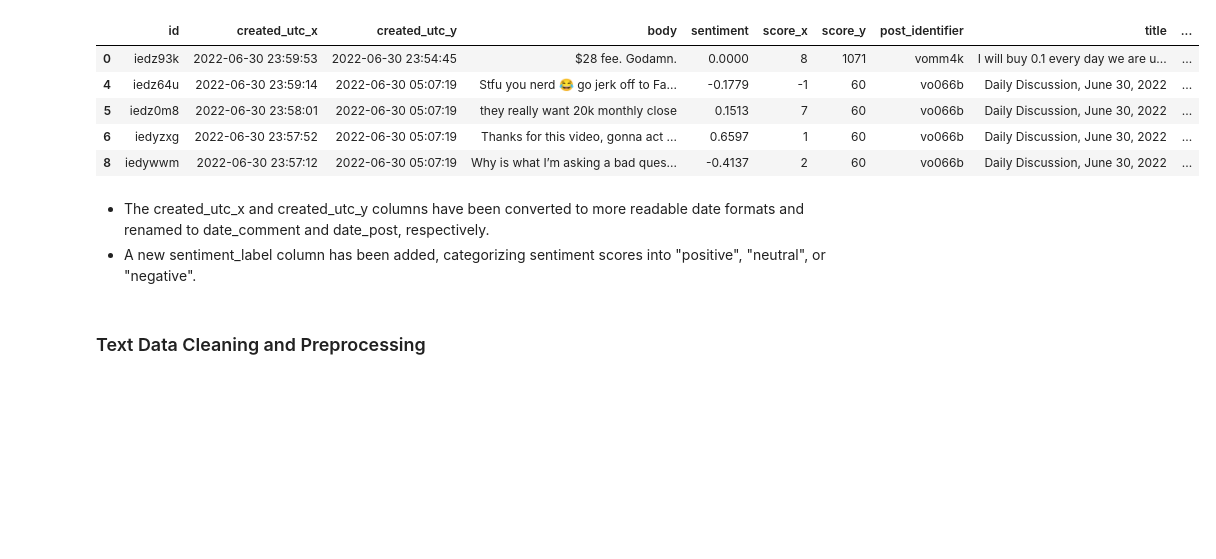
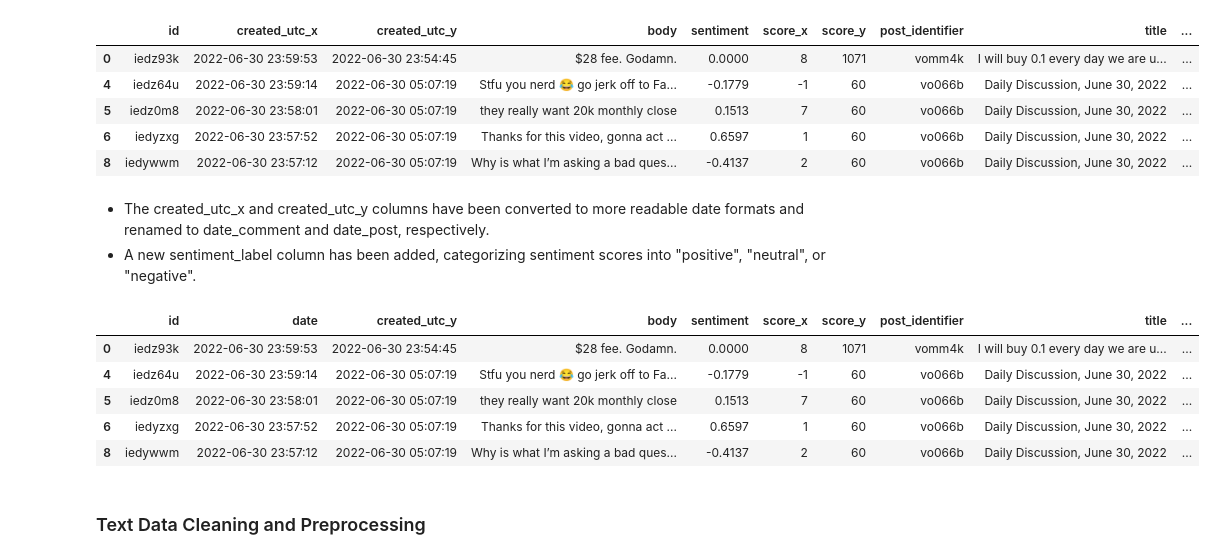
Before and after one commit to BrysonShitsukane77/Bitcoin-Sentiment-Analysis, a Jupyter notebook: BTC Sentiment Analysis.ipynb, the cells around one changed output. Cells and saved outputs as stored; diff of their text form; code cells hidden in the pictures; blank space fills up the shorter version.

```diff
--- a/BTC Sentiment Analysis.ipynb
+++ b/BTC Sentiment Analysis.ipynb
@@ -386,6 +430,19 @@ new_df.head()
 # %% [markdown]
 - The created_utc_x and created_utc_y columns have been converted to more readable date formats and renamed to date_comment and date_post, respectively.
 - A new sentiment_label column has been added, categorizing sentiment scores into "positive", "neutral", or "negative".
+# %%
+# Rename the 'created_utc_x' column to 'date'
+new_df.rename(columns={'created_utc_x': 'date'}, inplace=True)
+
+# Display the resulting DataFrame
+new_df.head(5)
+# %% [output]
+|  | id | date | created_utc_y | body | sentiment | score_x | score_y | post_identifier | title | ... |
+| 0 | iedz93k | 2022-06-30 23:59:53 | 2022-06-30 23:54:45 | $28 fee. Godamn. | 0.0000 | 8 | 1071 | vomm4k | I will buy 0.1 every day we are u... | ... |
+| 4 | iedz64u | 2022-06-30 23:59:14 | 2022-06-30 05:07:19 | Stfu you nerd 😂 go jerk off to Fa... | -0.1779 | -1 | 60 | vo066b | Daily Discussion, June 30, 2022 | ... |
+| 5 | iedz0m8 | 2022-06-30 23:58:01 | 2022-06-30 05:07:19 | they really want 20k monthly close | 0.1513 | 7 | 60 | vo066b | Daily Discussion, June 30, 2022 | ... |
+| 6 | iedyzxg | 2022-06-30 23:57:52 | 2022-06-30 05:07:19 | Thanks for this video, gonna act ... | 0.6597 | 1 | 60 | vo066b | Daily Discussion, June 30, 2022 | ... |
+| 8 | iedywwm | 2022-06-30 23:57:12 | 2022-06-30 05:07:19 | Why is what I’m asking a bad ques... | -0.4137 | 2 | 60 | vo066b | Daily Discussion, June 30, 2022 | ... |
 # %% [markdown]
 ### Text Data Cleaning and Preprocessing
 # %%
```
Also changed, not shown: parts of 17 cells of this notebook.
